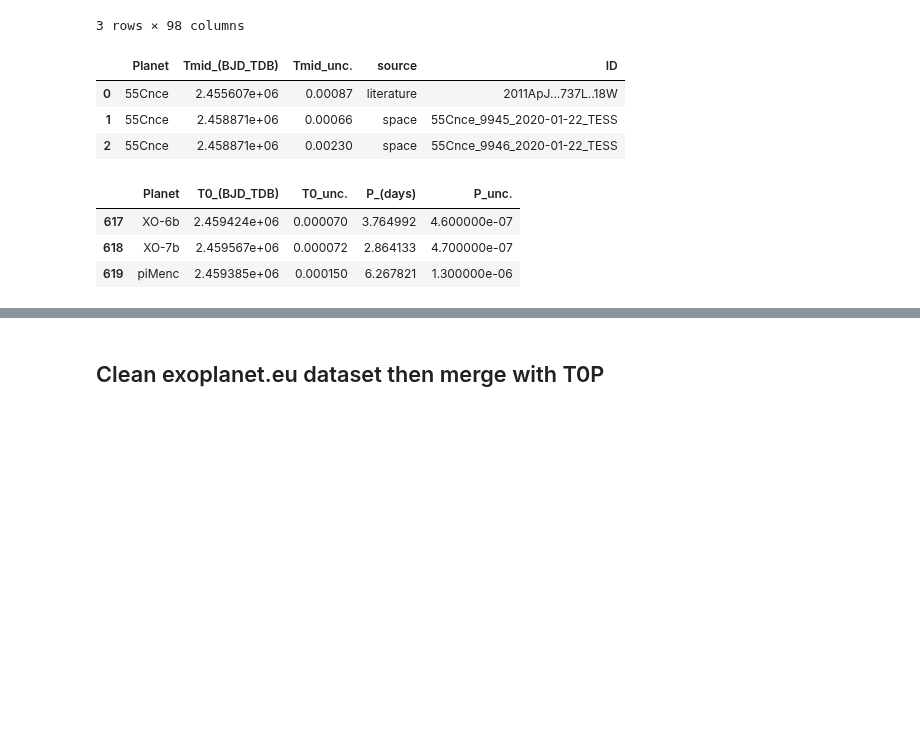
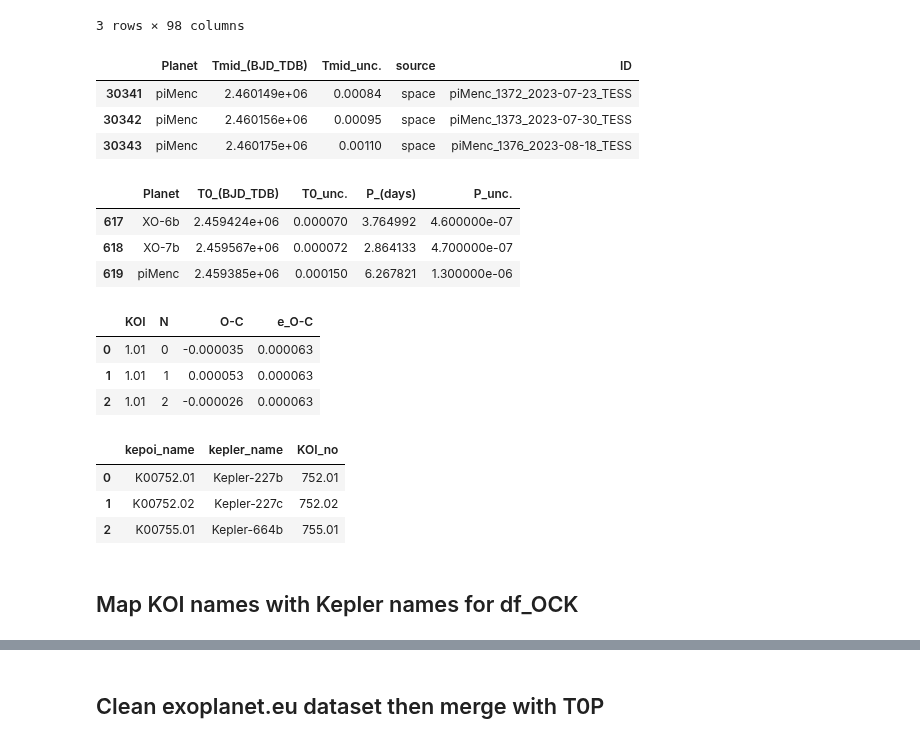
Before and after one commit to chatdanai-s/NATSUME, a Jupyter notebook: validation/Catalog_check/clean_data.ipynb, the cells around one changed output, grey strips where cells are left out. Drawn from its saved outputs; the diff is of its cells as text; code cells hidden in the pictures; blank space fills up the shorter version.

Commit message:
Holczer2016 merger with ExoClock WIP

```diff
--- a/validation/Catalog_check/clean_data.ipynb
+++ b/validation/Catalog_check/clean_data.ipynb
@@ -19,12 +19,12 @@ df_cat.head(3)
 # %%
 MID_FILENAME = r'data\ExoClock IV Ephemerides_20260107\mid_time_data\all_mid_time_data.txt'
 df_mid = pd.read_csv(MID_FILENAME, sep='\s+')
-df_mid.head(3)
+df_mid.tail(3)
 # %% [output]
 |  | Planet | Tmid_(BJD_TDB) | Tmid_unc. | source | ID |
-| 0 | 55Cnce | 2.455607e+06 | 0.00087 | literature | 2011ApJ...737L..18W |
-| 1 | 55Cnce | 2.458871e+06 | 0.00066 | space | 55Cnce_9945_2020-01-22_TESS |
-| 2 | 55Cnce | 2.458871e+06 | 0.00230 | space | 55Cnce_9946_2020-01-22_TESS |
+| 30341 | piMenc | 2.460149e+06 | 0.00084 | space | piMenc_1372_2023-07-23_TESS |
+| 30342 | piMenc | 2.460156e+06 | 0.00095 | space | piMenc_1373_2023-07-30_TESS |
+| 30343 | piMenc | 2.460175e+06 | 0.00110 | space | piMenc_1376_2023-08-18_TESS |
 # %%
 T0P_FILENAME = r'data\ExoClock IV Ephemerides_20260107\catalogue_of_ephemerides.txt'
 df_t0p = pd.read_csv(T0P_FILENAME, sep='\s+')
@@ -34,3 +34,44 @@ df_t0p.tail(3)
 | 617 | XO-6b | 2.459424e+06 | 0.000070 | 3.764992 | 4.600000e-07 |
 | 618 | XO-7b | 2.459567e+06 | 0.000072 | 2.864133 | 4.700000e-07 |
 | 619 | piMenc | 2.459385e+06 | 0.000150 | 6.267821 | 1.300000e-06 |
+# %%
+OC_KOI_FILENAME = r'data\Holczer-TTV_data.tsv'
+KOI_cols = ['KOI', 'N', 'O-C', 'e_O-C']
+df_OCK = pd.read_csv(OC_KOI_FILENAME, sep=';', comment='#', header=0, low_memory=False,
+                     )[2:][KOI_cols].reset_index(drop=True)
+# Type set
+df_OCK['KOI'] = df_OCK['KOI'].astype(str).str.strip()
+df_OCK['N'] = df_OCK['N'].astype(int)
+min2day = 1/1440
+df_OCK[['O-C', 'e_O-C']] = df_OCK[['O-C', 'e_O-C']].astype(float) * min2day
+
+df_OCK.head(3)
+# %% [output]
+|  | KOI | N | O-C | e_O-C |
+| 0 | 1.01 | 0 | -0.000035 | 0.000063 |
+| 1 | 1.01 | 1 | 0.000053 | 0.000063 |
+| 2 | 1.01 | 2 | -0.000026 | 0.000063 |
+# %%
+MAP_FILENAME = r'data\KOI-Kepler-map_2026.01.19_05.52.41.csv'
+map_cols = ['kepoi_name', 'kepler_name']
+df_MAP = pd.read_csv(MAP_FILENAME, comment='#')[map_cols]
+# Extract KOI number from kepoi_name
+df_MAP['KOI_no'] = (
+    df_MAP['kepoi_name']
+    .astype(str)
+    .str.extract(r'K*(\d+\.\d+)')[0]
+    .astype(float).astype(str)
+)
+df_MAP['kepler_name'] = (
+    df_MAP['kepler_name']
+    .astype(str)
+    .str.replace(r'\s+', '', regex=True)
+)
+df_MAP.head(3)
+# %% [output]
+|  | kepoi_name | kepler_name | KOI_no |
+| 0 | K00752.01 | Kepler-227b | 752.01 |
+| 1 | K00752.02 | Kepler-227c | 752.02 |
+| 2 | K00755.01 | Kepler-664b | 755.01 |
+# %% [markdown]
+## Map KOI names with Kepler names for df_OCK
```
Also changed, not shown: parts of 2 cells of this notebook, 19 other files.
